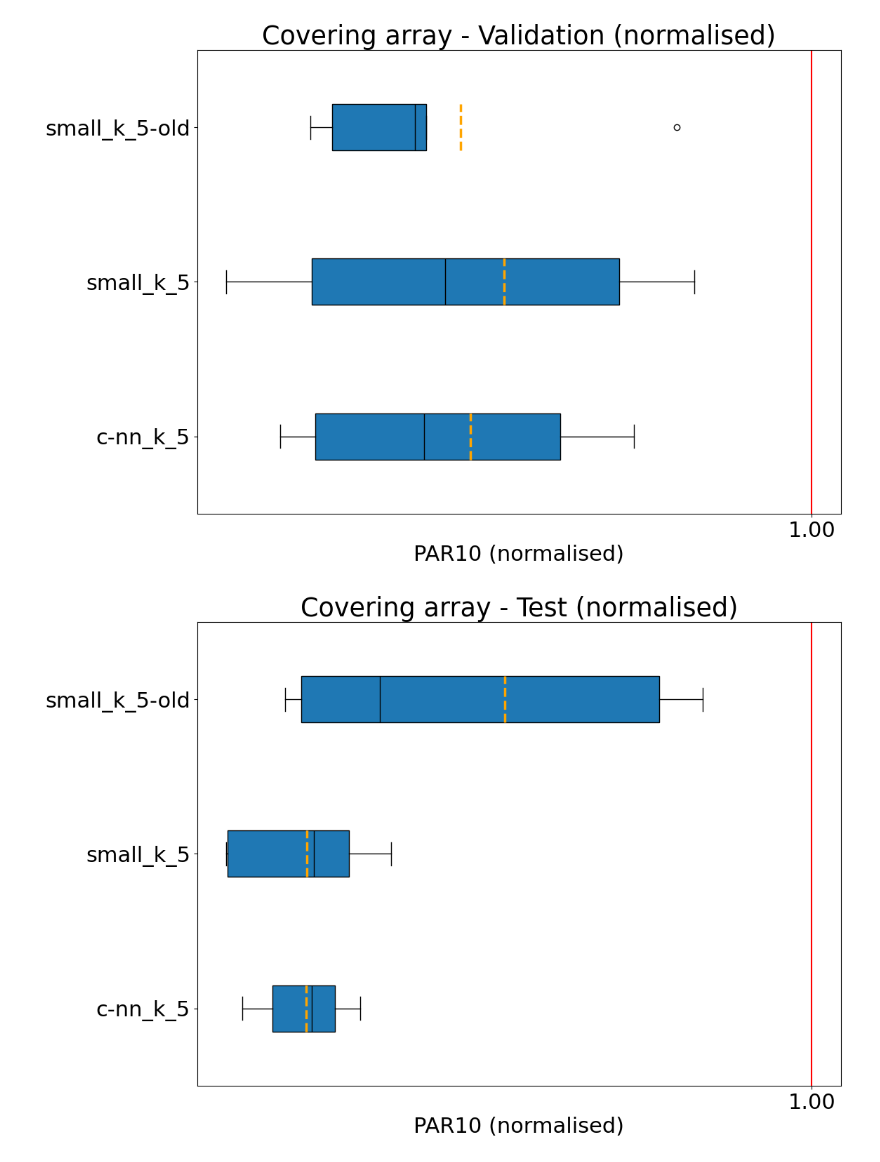
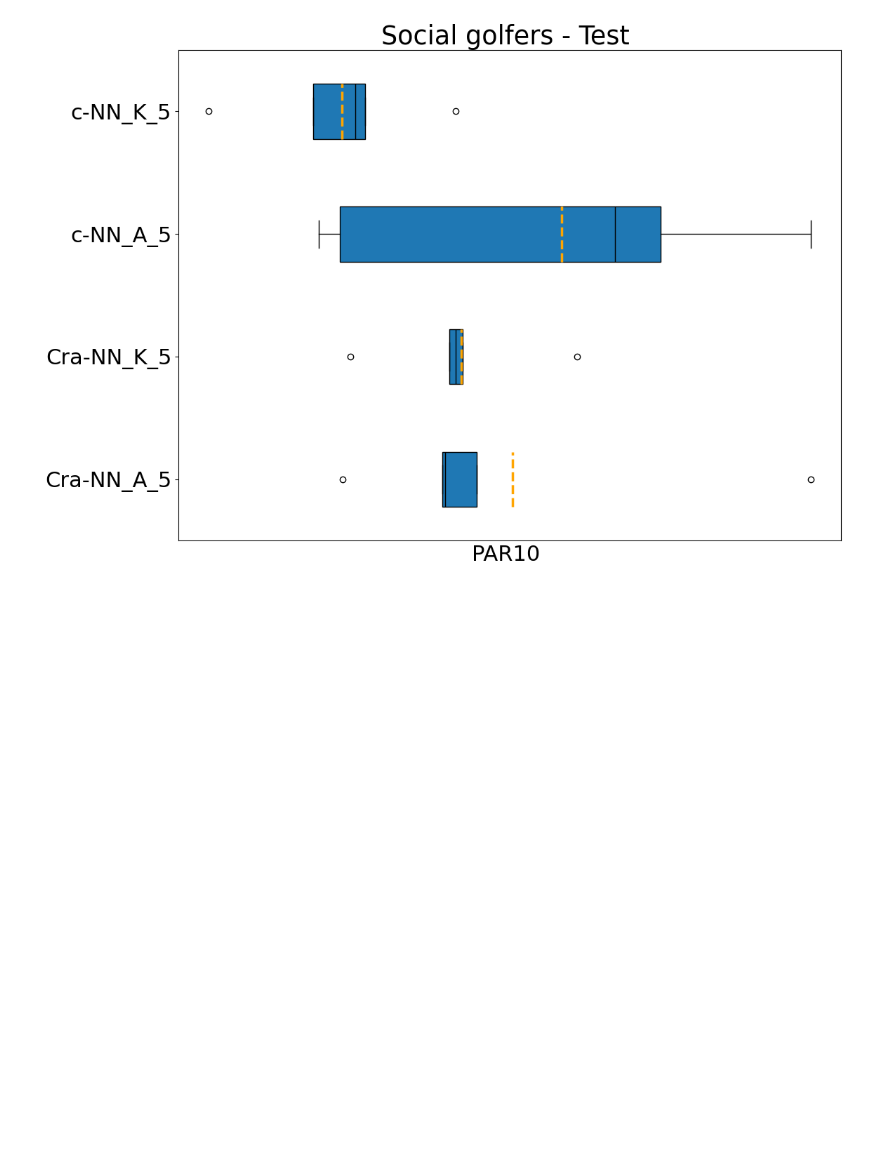
Before and after one commit to SeppiaBrilla/EFE_journal, a Jupyter notebook: analise.ipynb, the cells around one changed output. Saved outputs shown, nothing was run; the diff lists cells and outputs as text; code cells hidden in the pictures; blank space fills up the shorter version.

```diff
--- a/analise.ipynb
+++ b/analise.ipynb
@@ -6,7 +6,7 @@ import numpy as np
 import matplotlib.pyplot as plt
 from matplotlib import rc
 # %%
-problem_class = "CoveringArray"
+problem_class = "SocialGolfers"
 problem_title = ''
 if problem_class == 'CarSequencing':
     problem_title = 'Car sequencing'
@@ -14,7 +14,7 @@ elif problem_class == 'CoveringArray':
     problem_title = 'Covering array'
 elif problem_class == 'SocialGolfers':
     problem_title = 'Social golfers'
-f = open(f"data/datasets/{problem_class}.json")
+f = open(f"data/datasets/{problem_class}{'_original' if problem_class == 'CarSequencing' else ''}.json")
 dataset = json.load(f)
 f.close()
 # %%
@@ -31,4 +31,4 @@ def load_folder(folder):
             f.close()
     return res
 # %%
-predictions = load_folder(f"data/predictions/{problem_class}")
+predictions:dict[str, dict[str, list[dict]]] = load_folder(f"data/predictions/{problem_class}")
@@ -143,0 +66,14 @@ kissat_01_compact.eprime
+# %%
+def is_f2f(option):
+    return "F2F" in option
+def is_dnn(option):
+    return "c-NN" in option or \
+    "Cra-NN" in option or \
+    "Cr-NN" in option or \
+    "b-NN" in option or \
+    "B-NN" in option or \
+    'only' in option or \
+    "regression" in option or \
+    "small" in option or \
+    'r-NN' in option or \
+    'R-NN' in option
@@ -144,62 +150,42 @@ kissat_01_compact.eprime
 # %%
 size = 12, 8
 import matplotlib
-y_label = True
-normalised = True
+normalised = False
 rc('font', size=22)
 
-for set_to_use in ["validation", "test"]: #["train", "validation", 'test']:
+for set_to_use in ["test"]: #["train", "validation", 'test']:
     plot_predictions = {}
     for key in preditions_dataset.keys():
-        # try:
-            # if ("NN" in transform(key) and not "untuned" in key):
-            if key != "virtual best":
-                if key != sb_key and "eprime" in key:
-                    continue
-                if key != sb_key:
-                    if normalised:
-                        plot_predictions[key] = list(
-                        (v - preditions_dataset['virtual best'][set_to_use][k])/(preditions_dataset[sb_key][set_to_use][k] - preditions_dataset['virtual best'][set_to_use][k])
-                        for k,v in preditions_dataset[key][set_to_use].items())
-                    else:
-                        plot_predictions[key] = list(
-                        v
-                        for v in preditions_dataset[key][set_to_use].values())
-        # except Exception as e:
-        #     print(key, e)
+        if not "_5" in key:
+            continue
+        plot_predictions[key] = [v['normalised' if normalised else 'raw'] for v in preditions_dataset[key][set_to_use].values()]
 
     plot = []
-
     sorted_data = dict(sorted(plot_predictions.items(), key=lambda item: item[0]))
     plt.figure(figsize=size)
     plt.boxplot(list(sorted_data.values()),
                 vert=False,
                 patch_artist=True,
                 showmeans=True,
                 meanprops=dict(linestyle='--', linewidth=2.5, color='orange'),
                 boxprops=dict(facecolor="#1F78B4"),
                 meanline=True,
                 medianprops=dict(color='black'))
-    if y_label:
-        plt.yticks(range(1, len(sorted_data) + 1), list(sorted_data.keys()))
-    else:
-        plt.yticks([])
+    plt.yticks(range(1, len(sorted_data) + 1), list(sorted_data.keys()))
 
     plt.xscale("log")
     plt.gca().get_xaxis().set_major_formatter(matplotlib.ticker.ScalarFormatter())
     plt.gca().minorticks_off()
-    # plt.axvline(v_line, color="red")
     if normalised:
         plt.axvline(1, color="red")
     plt.xlabel(f'PAR10 {"(normalised)" if normalised else ""}')
     plt.ylabel('')
     plt.tight_layout()
     plt.title(f"{problem_title} - {set_to_use.capitalize()} {'(normalised)' if normalised else ''}")
-    plt.savefig(f"results_{set_to_use}_{problem_class}{'(normalised)' if normalised else ''}.pdf", format="pdf", bbox_inches='tight')
+    plt.savefig(f"data/images/results_{set_to_use}_{problem_class}_reduced{'(normalised)' if normalised else ''}.pdf", format="pdf", bbox_inches='tight')
     plt.show()
 # %% [output]
-[figure, old version]
+[figure, new version]
-[figure, removed]
 # %%
 size = 12, 8
 import matplotlib
```
Also changed, not shown: parts of 10 cells of this notebook, 10 other files.
